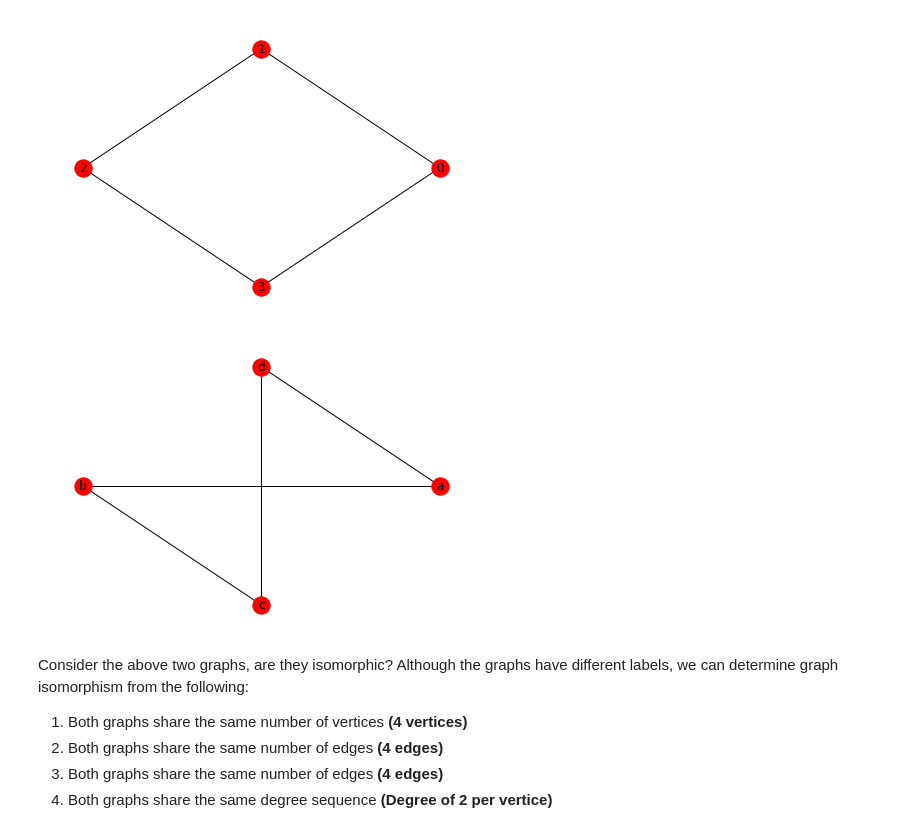
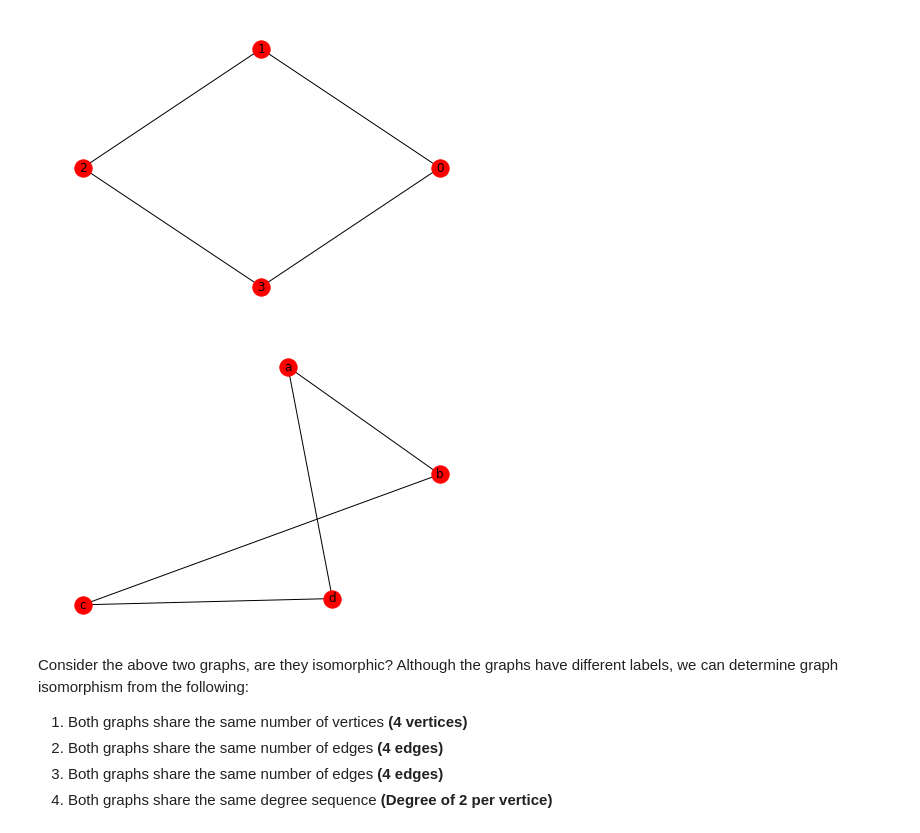
Before and after one commit to shanemcdonagh/Graph-Theory-Assessment, a Jupyter notebook: graph-isomorphism.ipynb, the cells around one changed output. Cells and saved outputs as stored; diff of their text form; code cells hidden in the pictures.

```diff
--- a/graph-isomorphism.ipynb
+++ b/graph-isomorphism.ipynb
@@ -72,12 +75,13 @@ nx.draw_circular(graph1,**parameters)
 # %% [output]
 [figure]
 # %%
+# Draw the following graph with the following vertices and edges and labels
 graph2 = nx.Graph()
 edges2 = [{'d','a'},{'a', 'b'}, {'b', 'c'},{'c', 'd'}]
 graph2.add_edges_from(edges2)
-nx.draw_circular(graph2,**parameters)
+nx.draw_spring(graph2,**parameters)
 # %% [output]
-[figure, old version]
+[figure, new version]
 # %% [markdown]
 Consider the above two graphs, are they isomorphic? Although the graphs have different labels, we can determine graph isomorphism from the following:
 <ol>
```
Also changed, not shown: parts of 7 cells of this notebook.
